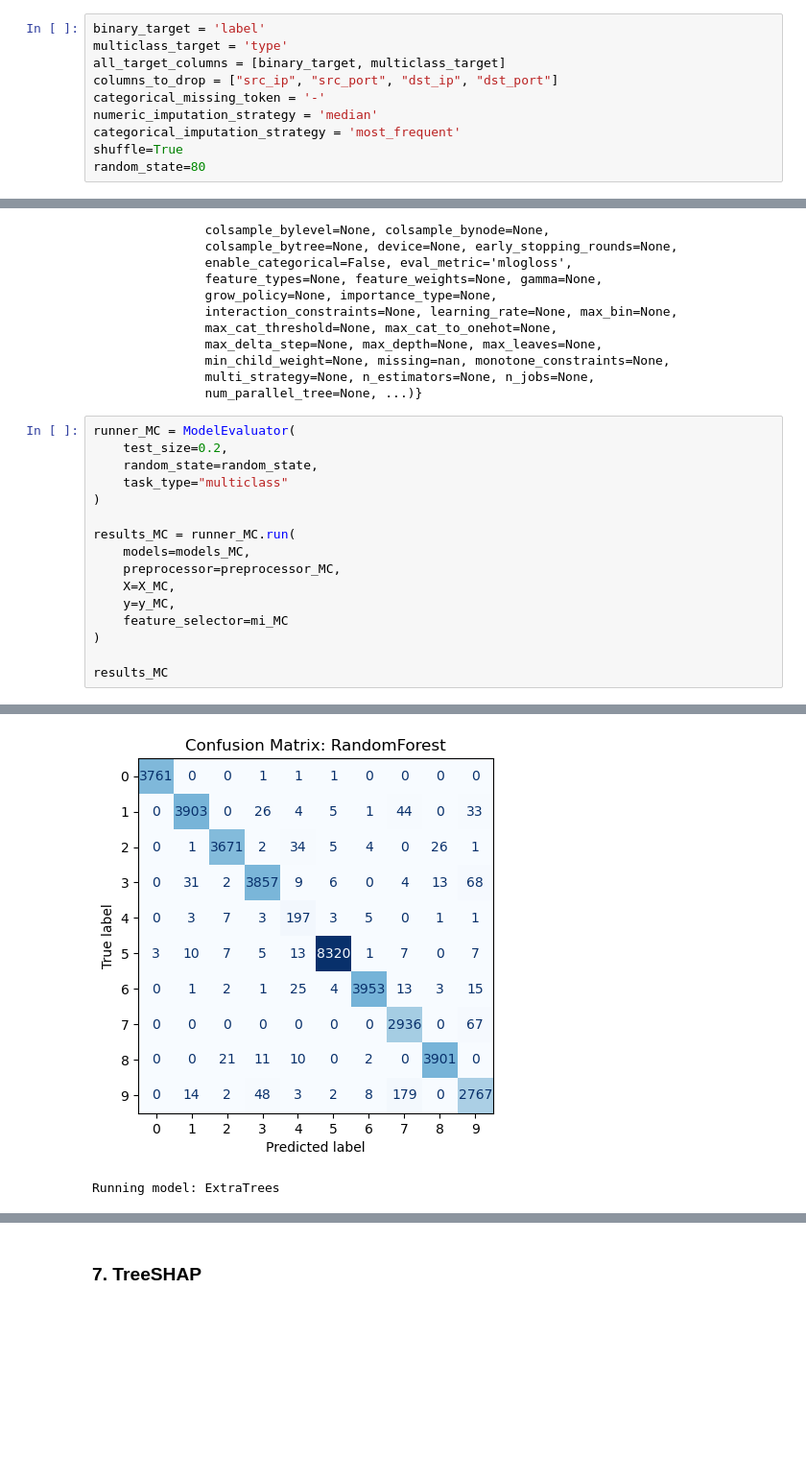
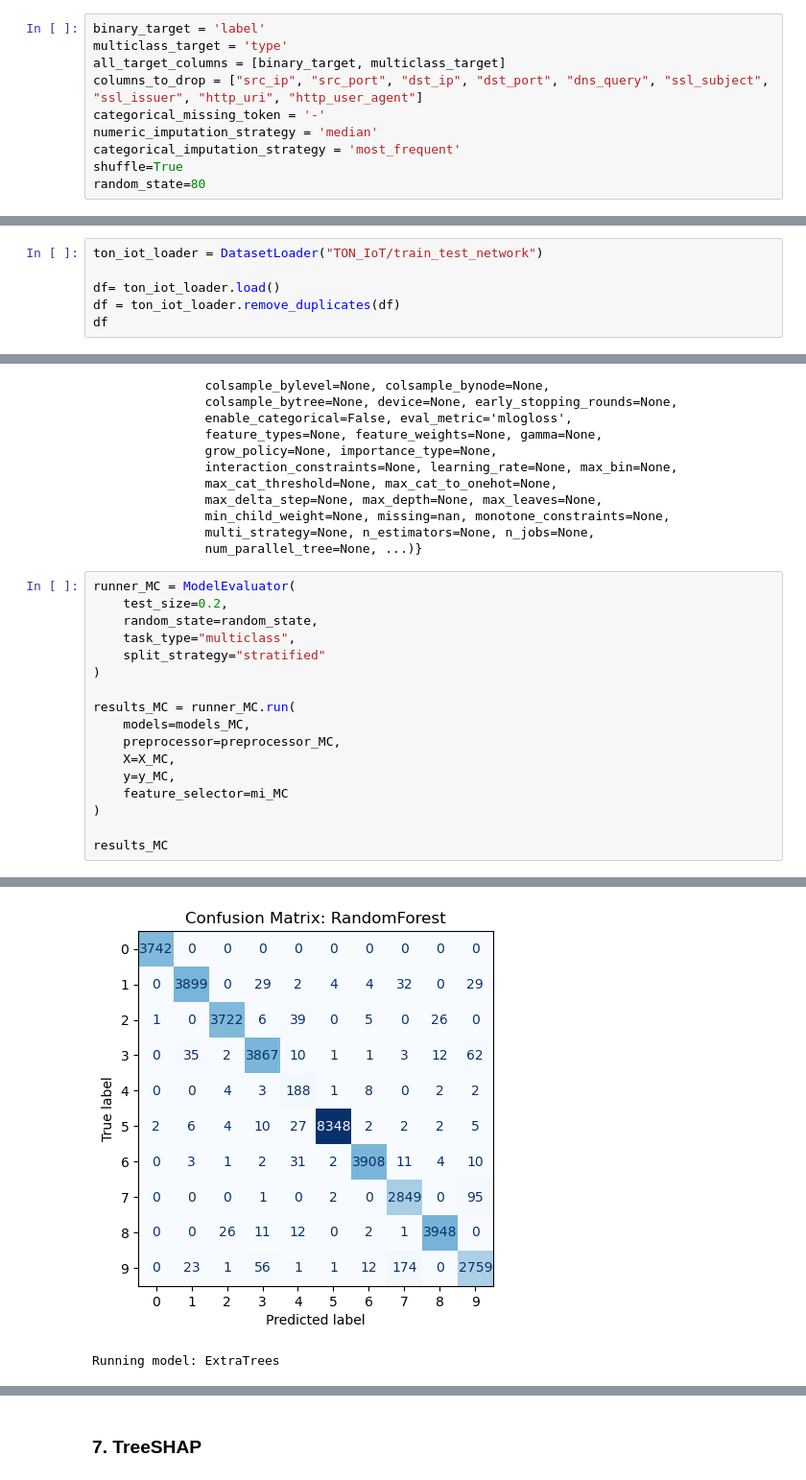
Before and after one commit to rodrig0rocha/IDS_IoT, a Jupyter notebook: Workplace/ToN_IoT.ipynb, the cells around one changed output, grey strips where cells are left out. Shown at 96% size. Cells and saved outputs as stored; diff of their text form; blank space fills up the shorter version.

```diff
--- a/Workplace/ToN_IoT.ipynb
+++ b/Workplace/ToN_IoT.ipynb
@@ -21,7 +22,7 @@ warnings.filterwarnings('ignore')
 binary_target = 'label'
 multiclass_target = 'type'
 all_target_columns = [binary_target, multiclass_target]
-columns_to_drop = ["src_ip", "src_port", "dst_ip", "dst_port"]
+columns_to_drop = ["src_ip", "src_port", "dst_ip", "dst_port", "dns_query", "ssl_subject", "ssl_issuer", "http_uri", "http_user_agent"]
 categorical_missing_token = '-'
 numeric_imputation_strategy = 'median'
 categorical_imputation_strategy = 'most_frequent'
@@ -53,0 +33,6 @@ Dataframe shape: (190474, 44)
+# %%
+ton_iot_loader = DatasetLoader("TON_IoT/train_test_network")
+
+df= ton_iot_loader.load()
+df = ton_iot_loader.remove_duplicates(df)
+df
@@ -297,7 +299,8 @@ models_MC
 runner_MC = ModelEvaluator(
     test_size=0.2,
     random_state=random_state,
-    task_type="multiclass"
+    task_type="multiclass",
+    split_strategy="stratified"
 )
 
 results_MC = runner_MC.run(
@@ -322,4 +325,4 @@ Mutual Information selected 33 features: ['src_ip_bytes', 'dst_ip_bytes', 'durat
 
 Running model: RandomForest
-[figure, old version]
+[figure, new version]
 Running model: ExtraTrees
```
Also changed, not shown: parts of 12 cells of this notebook, 3 other files.
